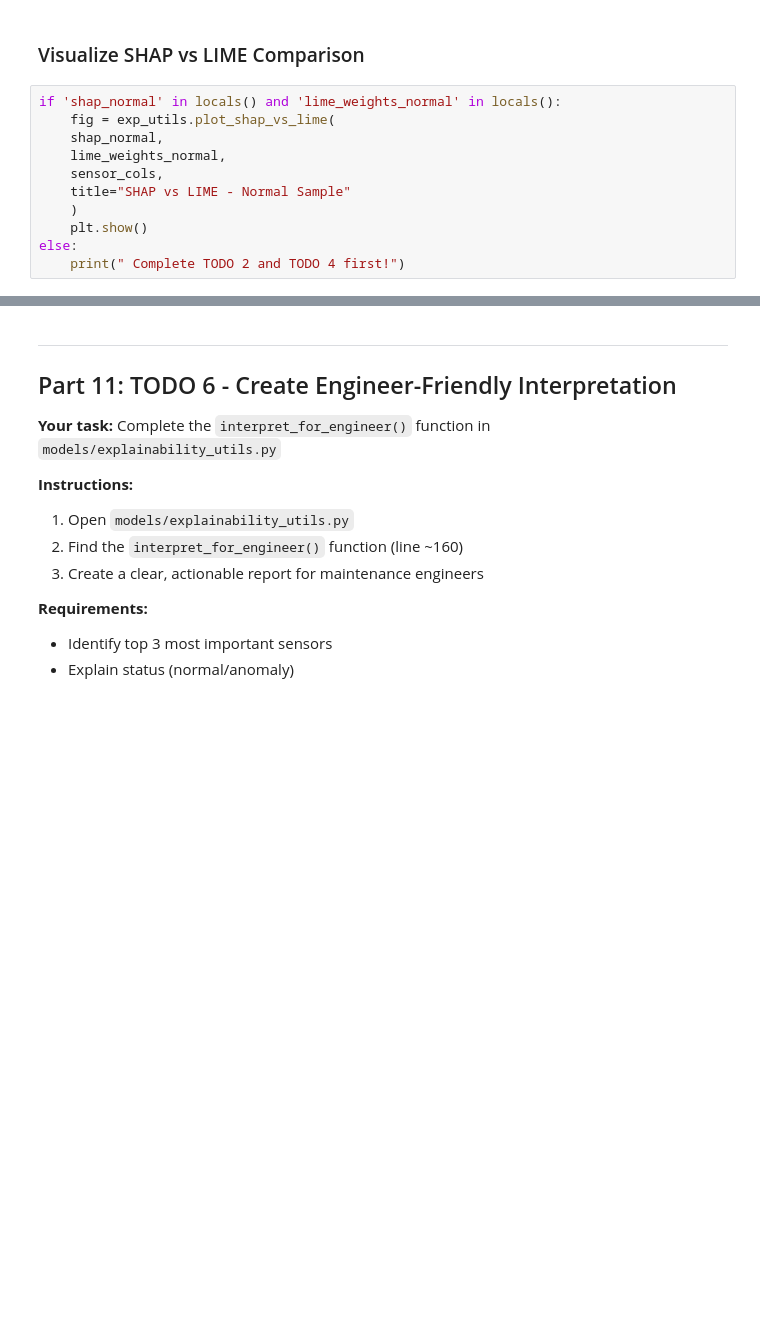
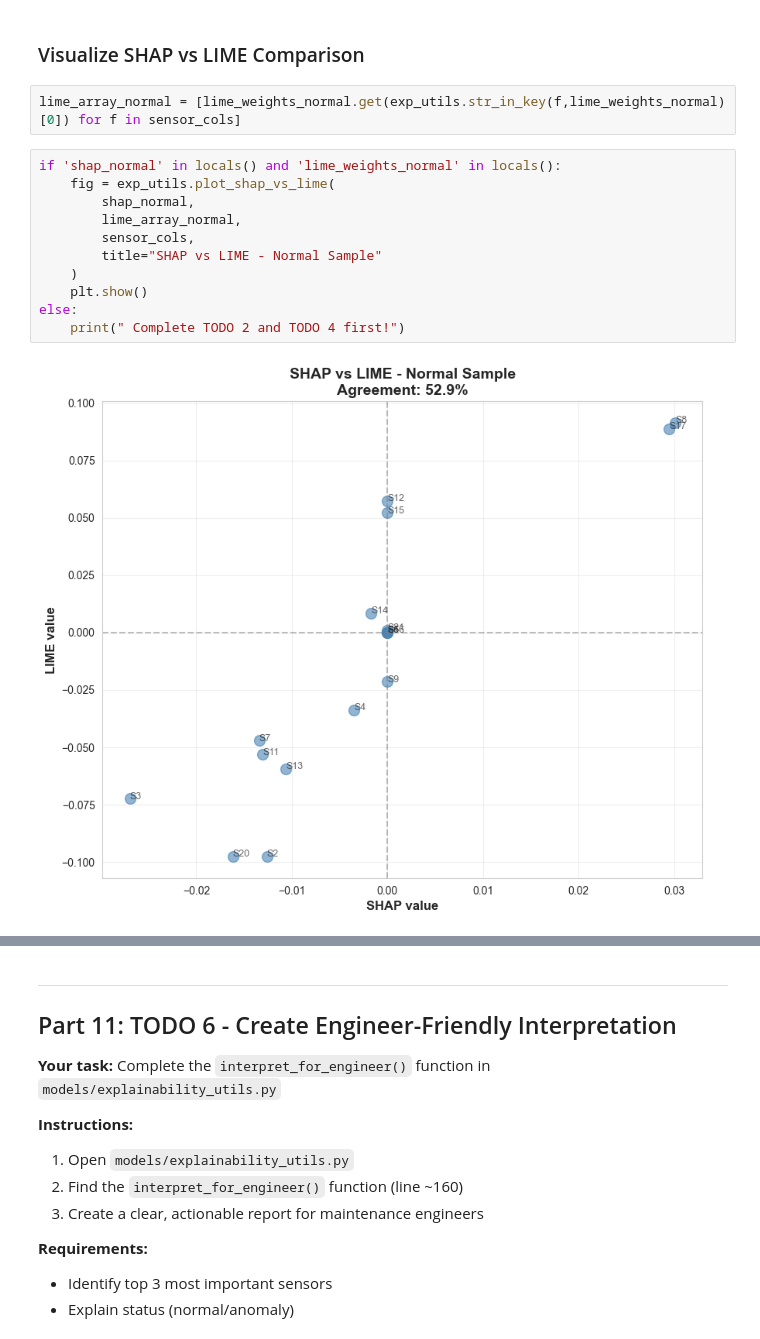
Before and after one commit to NazeemBestNPC/MLOPS_NASA_Jet_Engine_Data, a Jupyter notebook: notebooks/02_explainability_analysis.ipynb, the cells around one changed output, grey strips where cells are left out. Cells and saved outputs as stored; diff of their text form; blank space fills up the shorter version.

```diff
--- a/notebooks/02_explainability_analysis.ipynb
+++ b/notebooks/02_explainability_analysis.ipynb
@@ -585,16 +586,20 @@ TypeError: unhashable type: 'list'
 # %% [markdown]
 ### Visualize SHAP vs LIME Comparison
+# %%
+lime_array_normal = [lime_weights_normal.get(exp_utils.str_in_key(f,lime_weights_normal)[0]) for f in sensor_cols]
 # %%
 if 'shap_normal' in locals() and 'lime_weights_normal' in locals():
     fig = exp_utils.plot_shap_vs_lime(
-    shap_normal,
-    lime_weights_normal,
-    sensor_cols,
-    title="SHAP vs LIME - Normal Sample"
+        shap_normal,
+        lime_array_normal,
+        sensor_cols,
+        title="SHAP vs LIME - Normal Sample"
     )
     plt.show()
 else:
     print(" Complete TODO 2 and TODO 4 first!")
+# %% [output]
+[figure, added]
 # %% [markdown]
 ### Question 4.1
 
```
Also changed, not shown: parts of 4 cells of this notebook, 1 other file.
